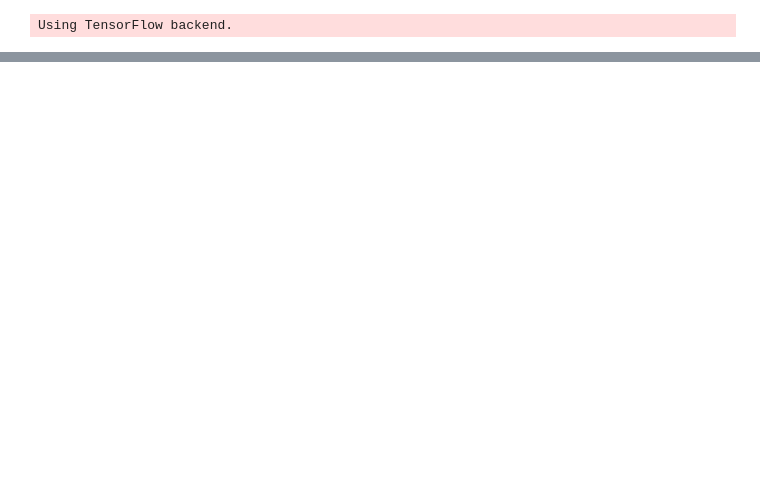
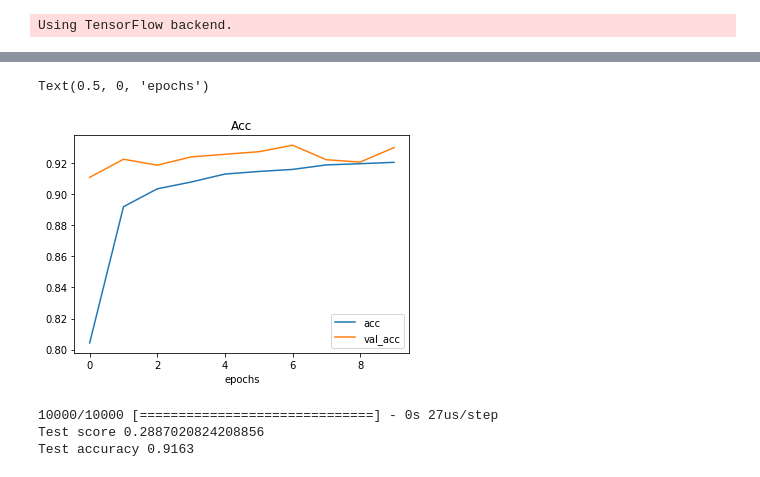
Before and after one commit to jerzy456/UDEMY_self_driving_car, a Jupyter notebook: Keras/MNYST_examples.ipynb, the cells around one changed output, grey strips where cells are left out. Cells and saved outputs as stored; diff of their text form; code cells hidden in the pictures; blank space fills up the shorter version.

```diff
--- a/Keras/MNYST_examples.ipynb
+++ b/Keras/MNYST_examples.ipynb
@@ -31,0 +135,17 @@ assert(X_test.shape[1:] == (28,28)), "The dimensions of the images are not 28x28
+# %%
+plt.plot(history.history['acc'])
+plt.plot(history.history['val_acc'])
+plt.legend(['acc', 'val_acc'])
+plt.title('Acc')
+plt.xlabel('epochs')
+# %% [output]
+Text(0.5, 0, 'epochs')
+[figure, added]
+# %%
+score = model.evaluate(X_test, y_test, verbose= 1)
+print('Test score', score[0])
+print('Test accuracy', score[1])
+# %% [output]
+10000/10000 [==============================] - 0s 27us/step
+Test score 0.2887020824208856
+Test accuracy 0.9163
```
Also changed, not shown: parts of 10 cells of this notebook.
